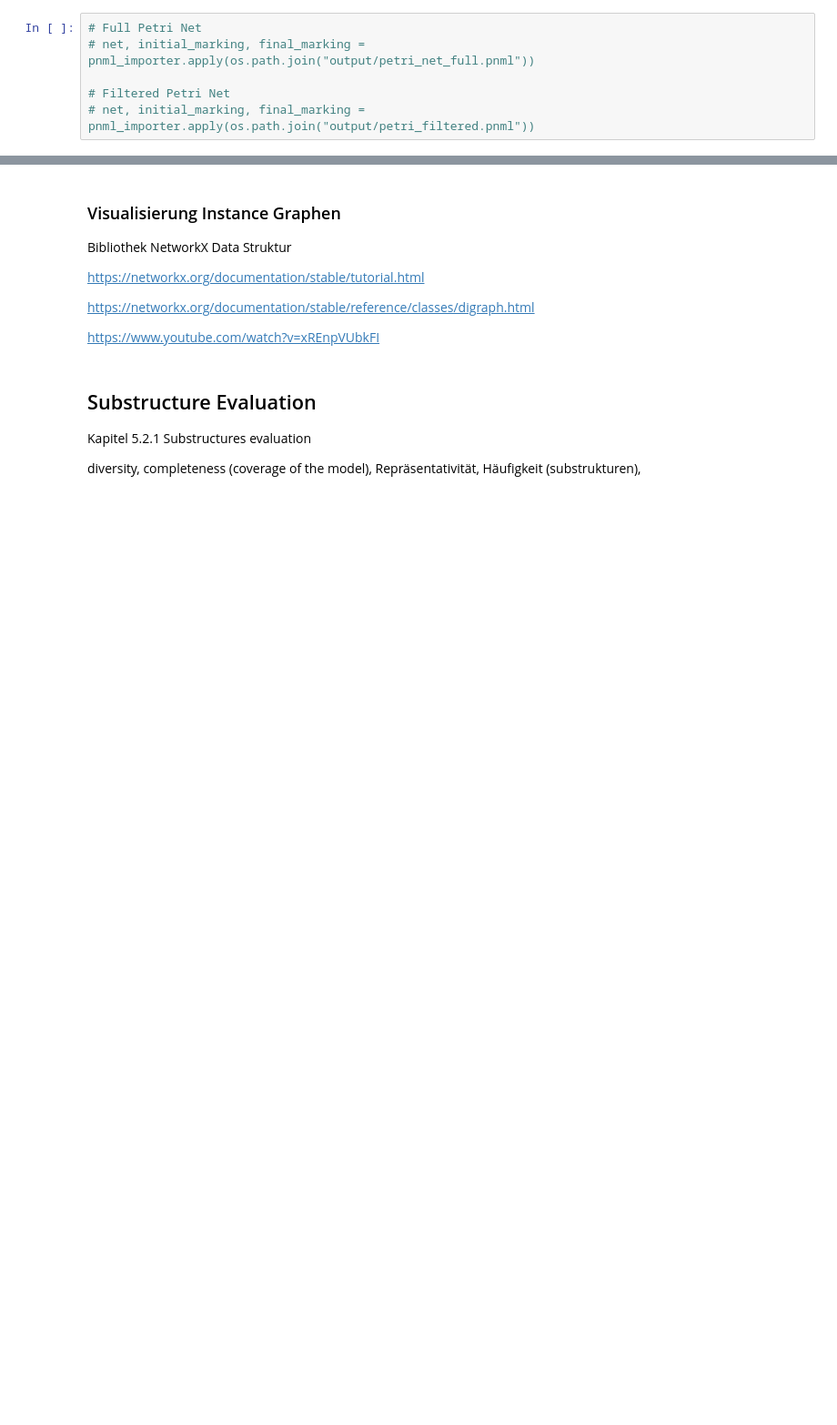
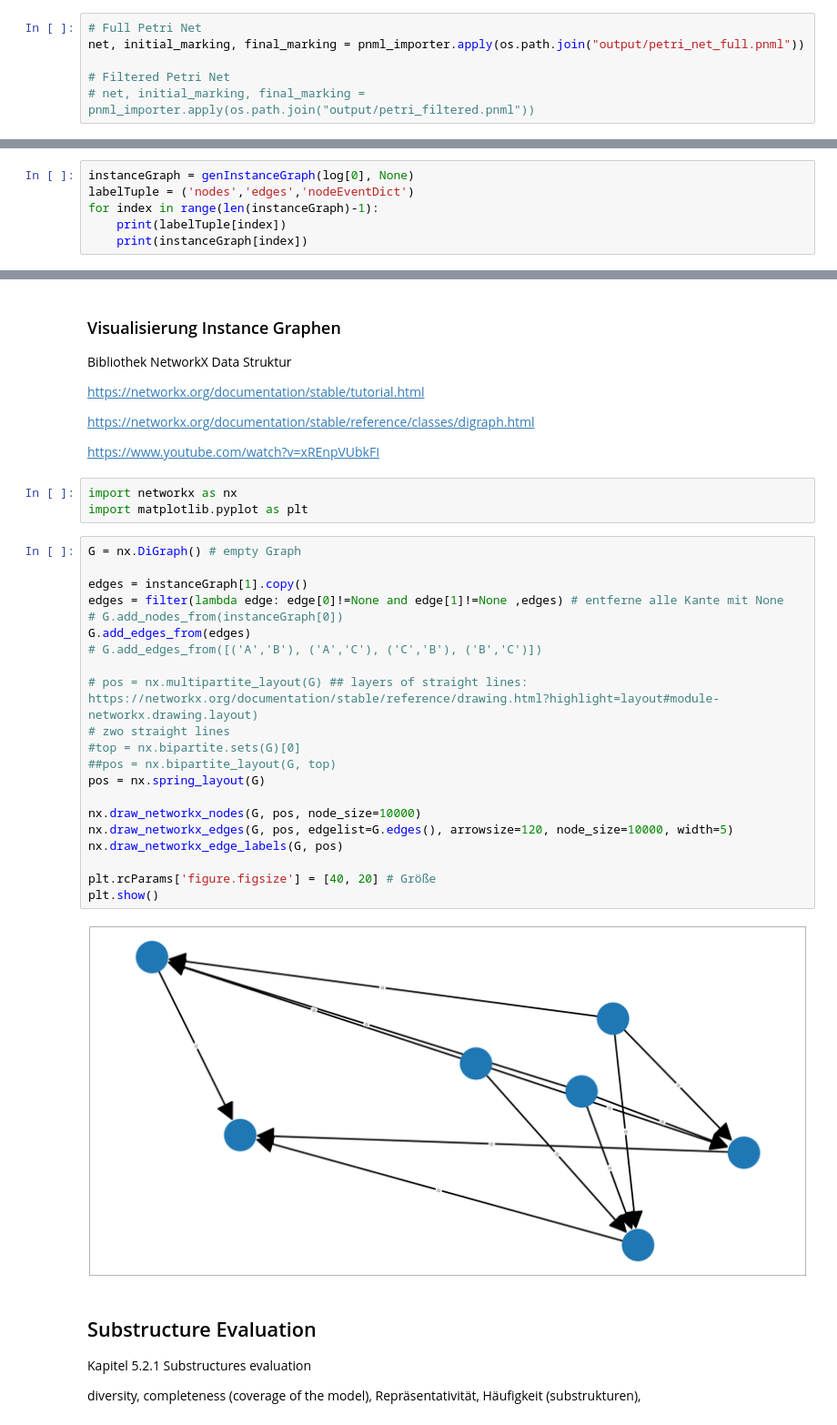
Before and after one commit to Alfer-Star/behavior-pattern-miner, a Jupyter notebook: BehaviorPattern.ipynb, the cells around one changed output, grey strips where cells are left out. Shown: that part at 91% size. Saved outputs shown, nothing was run; the diff lists cells and outputs as text; blank space fills up the shorter version.

Commit message:
Behavior pattern, Instance Graphing, Graph Visialization

```diff
--- a/BehaviorPattern.ipynb
+++ b/BehaviorPattern.ipynb
@@ -50,7 +50,7 @@ pnml_exporter.apply(net, initial_marking, "output/petri_filtered.pnml", final_ma
 ### Import Petri Net
 # %%
 # Full Petri Net
-# net, initial_marking, final_marking = pnml_importer.apply(os.path.join("output/petri_net_full.pnml"))
+net, initial_marking, final_marking = pnml_importer.apply(os.path.join("output/petri_net_full.pnml"))
 
 # Filtered Petri Net
 # net, initial_marking, final_marking = pnml_importer.apply(os.path.join("output/petri_filtered.pnml"))
@@ -247,0 +270,6 @@ AttributeError: 'set' object has no attribute 'append'
+# %%
+instanceGraph = genInstanceGraph(log[0], None)
+labelTuple = ('nodes','edges','nodeEventDict')
+for index in range(len(instanceGraph)-1):
+    print(labelTuple[index])
+    print(instanceGraph[index])
@@ -256,6 +319,32 @@ https://networkx.org/documentation/stable/tutorial.html
 https://networkx.org/documentation/stable/reference/classes/digraph.html
 
 https://www.youtube.com/watch?v=xREnpVUbkFI
+# %%
+import networkx as nx
+import matplotlib.pyplot as plt
+# %%
+G = nx.DiGraph() # empty Graph
+
+edges = instanceGraph[1].copy()
+edges = filter(lambda edge: edge[0]!=None and edge[1]!=None ,edges) # entferne alle Kante mit None
+# G.add_nodes_from(instanceGraph[0])
+G.add_edges_from(edges)
+# G.add_edges_from([('A','B'), ('A','C'), ('C','B'), ('B','C')])
+
+# pos = nx.multipartite_layout(G) ## layers of straight lines: https://networkx.org/documentation/stable/reference/drawing.html?highlight=layout#module-networkx.drawing.layout)
+# zwo straight lines
+#top = nx.bipartite.sets(G)[0]
+##pos = nx.bipartite_layout(G, top)
+pos = nx.spring_layout(G)
+
+nx.draw_networkx_nodes(G, pos, node_size=10000)
+nx.draw_networkx_edges(G, pos, edgelist=G.edges(), arrowsize=120, node_size=10000, width=5)
+nx.draw_networkx_edge_labels(G, pos)
+
+plt.rcParams['figure.figsize'] = [40, 20] # Größe
+plt.show()
+# %% [output]
+[figure, added]
 # %% [markdown]
 ## Substructure Evaluation
 
```
Also changed, not shown: parts of 12 cells of this notebook.
